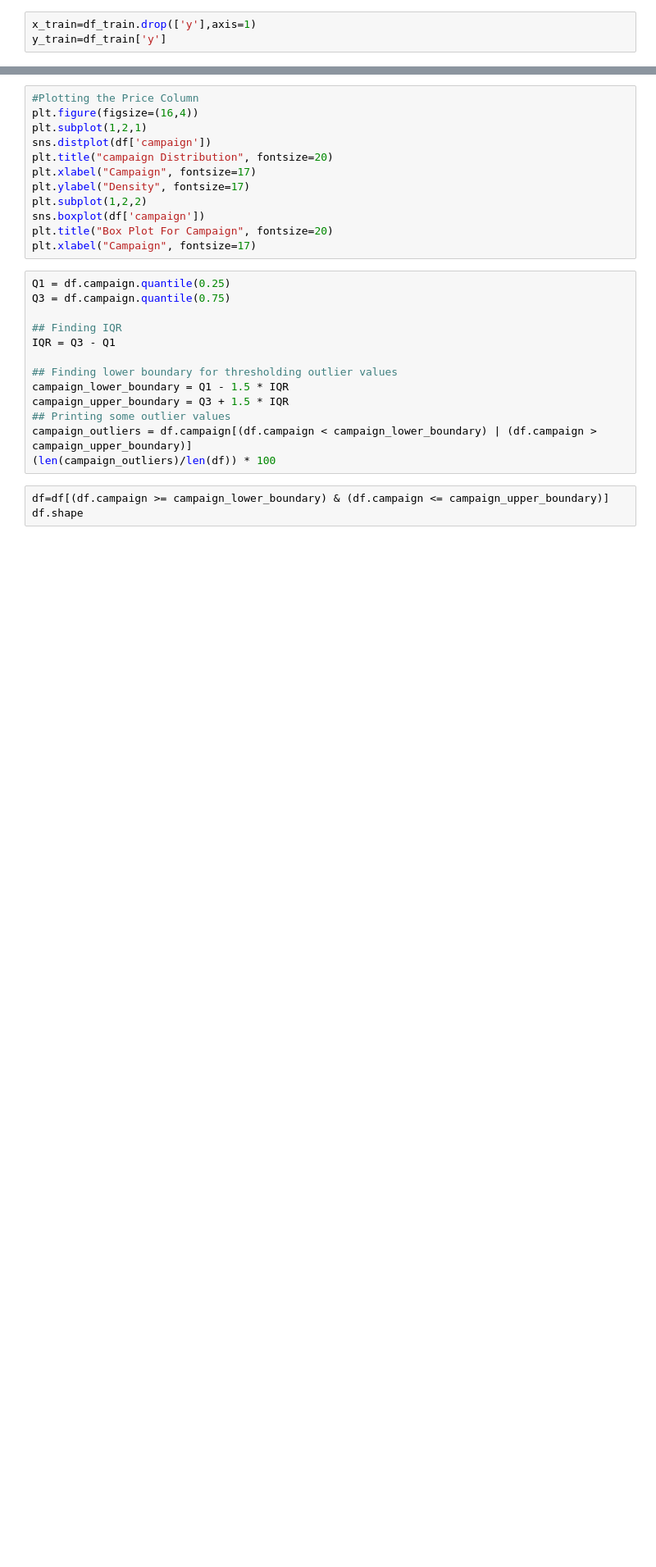
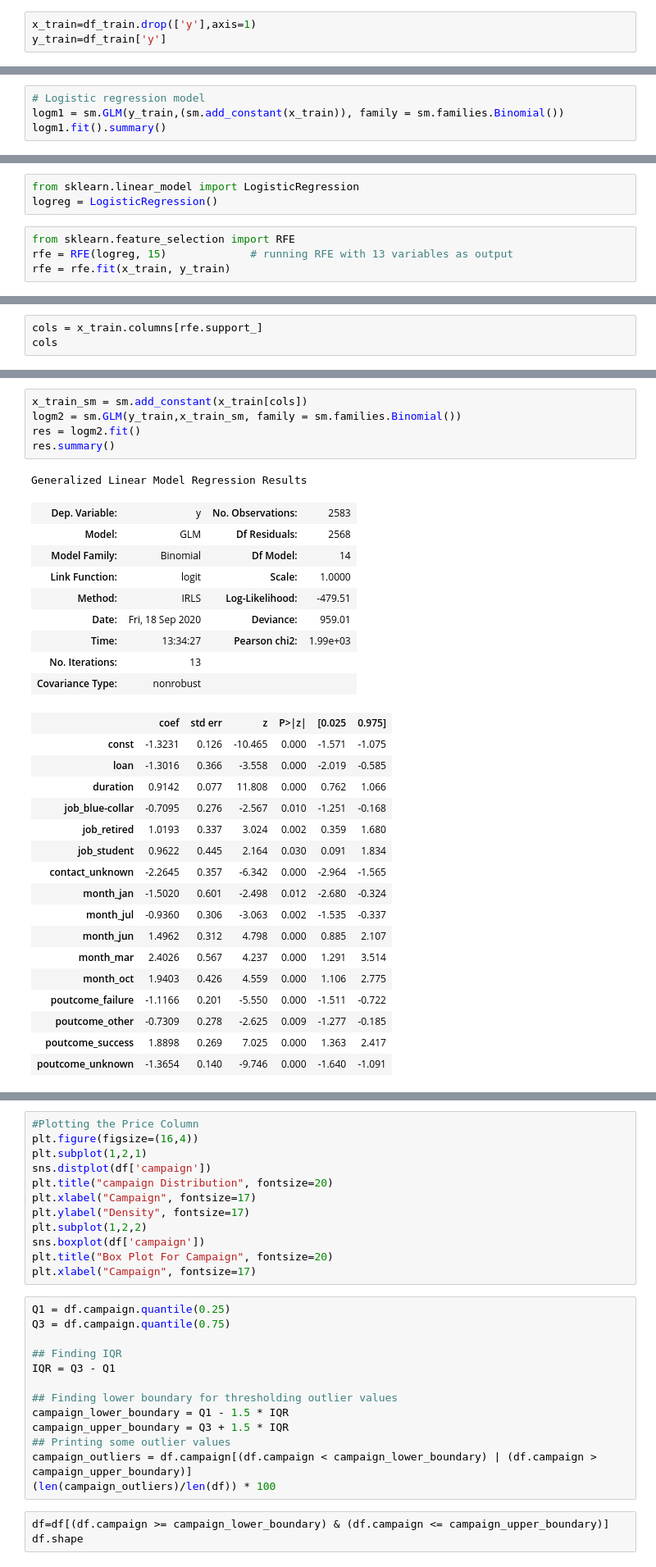
Before and after one commit to shivachandrakante/upGrad_BankMarketing, a Jupyter notebook: Bank_Marketing.ipynb, the cells around one changed output, grey strips where cells are left out. Shown at 82% size. Drawn from its saved outputs; the diff is of its cells as text; blank space fills up the shorter version.

Commit message:
Done First Training

```diff
--- a/Bank_Marketing.ipynb
+++ b/Bank_Marketing.ipynb
@@ -334,0 +347,4 @@ x_train.shape
+# %%
+# Logistic regression model
+logm1 = sm.GLM(y_train,(sm.add_constant(x_train)), family = sm.families.Binomial())
+logm1.fit().summary()
@@ -334,0 +378,7 @@ x_train.shape
+# %%
+from sklearn.linear_model import LogisticRegression
+logreg = LogisticRegression()
+# %%
+from sklearn.feature_selection import RFE
+rfe = RFE(logreg, 15)             # running RFE with 13 variables as output
+rfe = rfe.fit(x_train, y_train)
@@ -334,0 +405,3 @@ x_train.shape
+# %%
+cols = x_train.columns[rfe.support_]
+cols
@@ -334,0 +426,33 @@ x_train.shape
+# %%
+x_train_sm = sm.add_constant(x_train[cols])
+logm2 = sm.GLM(y_train,x_train_sm, family = sm.families.Binomial())
+res = logm2.fit()
+res.summary()
+# %% [output]
+Generalized Linear Model Regression Results
+| Dep. Variable: | y | No. Observations: | 2583 |
+| Model: | GLM | Df Residuals: | 2568 |
+| Model Family: | Binomial | Df Model: | 14 |
+| Link Function: | logit | Scale: | 1.0000 |
+| Method: | IRLS | Log-Likelihood: | -479.51 |
+| Date: | Fri, 18 Sep 2020 | Deviance: | 959.01 |
+| Time: | 13:34:27 | Pearson chi2: | 1.99e+03 |
+| No. Iterations: | 13 |  |  |
+| Covariance Type: | nonrobust |  |  |
+|  | coef | std err | z | P>|z| | [0.025 | 0.975] |
+| const | -1.3231 | 0.126 | -10.465 | 0.000 | -1.571 | -1.075 |
+| loan | -1.3016 | 0.366 | -3.558 | 0.000 | -2.019 | -0.585 |
+| duration | 0.9142 | 0.077 | 11.808 | 0.000 | 0.762 | 1.066 |
+| job_blue-collar | -0.7095 | 0.276 | -2.567 | 0.010 | -1.251 | -0.168 |
+| job_retired | 1.0193 | 0.337 | 3.024 | 0.002 | 0.359 | 1.680 |
+| job_student | 0.9622 | 0.445 | 2.164 | 0.030 | 0.091 | 1.834 |
+| contact_unknown | -2.2645 | 0.357 | -6.342 | 0.000 | -2.964 | -1.565 |
+| month_jan | -1.5020 | 0.601 | -2.498 | 0.012 | -2.680 | -0.324 |
+| month_jul | -0.9360 | 0.306 | -3.063 | 0.002 | -1.535 | -0.337 |
+| month_jun | 1.4962 | 0.312 | 4.798 | 0.000 | 0.885 | 2.107 |
+| month_mar | 2.4026 | 0.567 | 4.237 | 0.000 | 1.291 | 3.514 |
+| month_oct | 1.9403 | 0.426 | 4.559 | 0.000 | 1.106 | 2.775 |
+| poutcome_failure | -1.1166 | 0.201 | -5.550 | 0.000 | -1.511 | -0.722 |
+| poutcome_other | -0.7309 | 0.278 | -2.625 | 0.009 | -1.277 | -0.185 |
+| poutcome_success | 1.8898 | 0.269 | 7.025 | 0.000 | 1.363 | 2.417 |
+| poutcome_unknown | -1.3654 | 0.140 | -9.746 | 0.000 | -1.640 | -1.091 |
```
Also changed, not shown: parts of 15 cells of this notebook.
